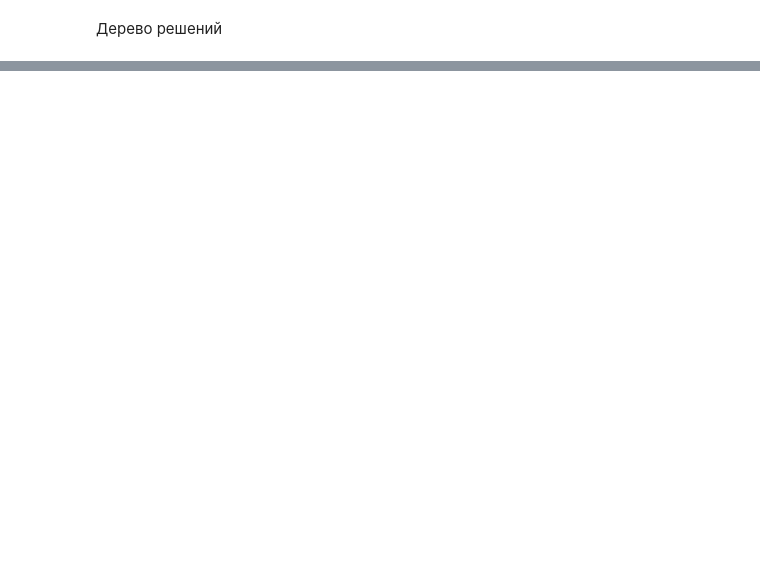
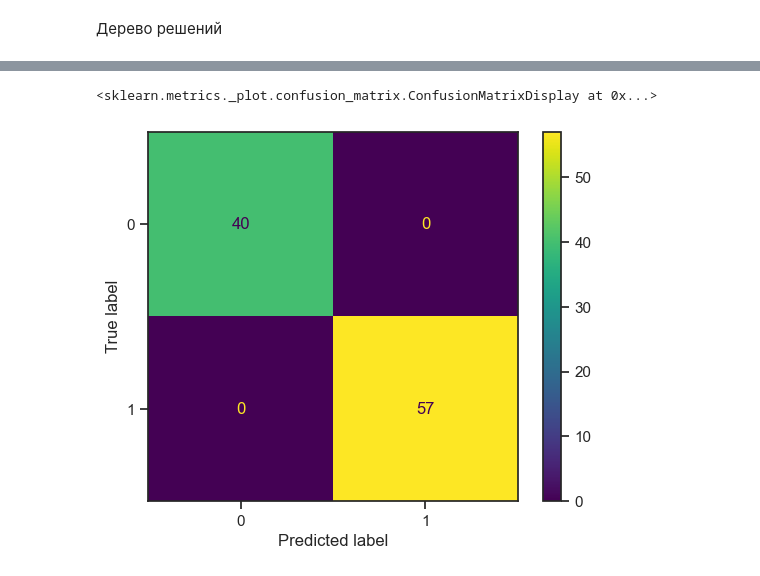
Before and after one commit to douevenfeel/machine-learning, a Jupyter notebook: lab4/index.ipynb, the cells around one changed output, grey strips where cells are left out. Drawn from its saved outputs; the diff is of its cells as text; code cells hidden in the pictures; blank space fills up the shorter version.

```diff
--- a/lab4/index.ipynb
+++ b/lab4/index.ipynb
@@ -292,0 +325,2 @@ list(zip(x_train.columns.values, clf.feature_importances_))
+# %%
+X_train_tree, X_test_tree, y_train_tree, y_test_tree = train_test_split(X_tree, y_tree, test_size = 0.1, random_state = 9)
@@ -320,0 +399,9 @@ dt_fl, dt_fd = draw_feature_importances(clf, x_train)
+# %%
+cm_tree = confusion_matrix(y_test_tree, grid_1.best_estimator_.predict(X_test_tree))
+display_ = ConfusionMatrixDisplay(
+    confusion_matrix=cm_tree
+)
+display_.plot()
+# %% [output]
+<sklearn.metrics._plot.confusion_matrix.ConfusionMatrixDisplay at 0x...>
+[figure, added]
```
Also changed, not shown: parts of 32 cells of this notebook, 1 other file.
